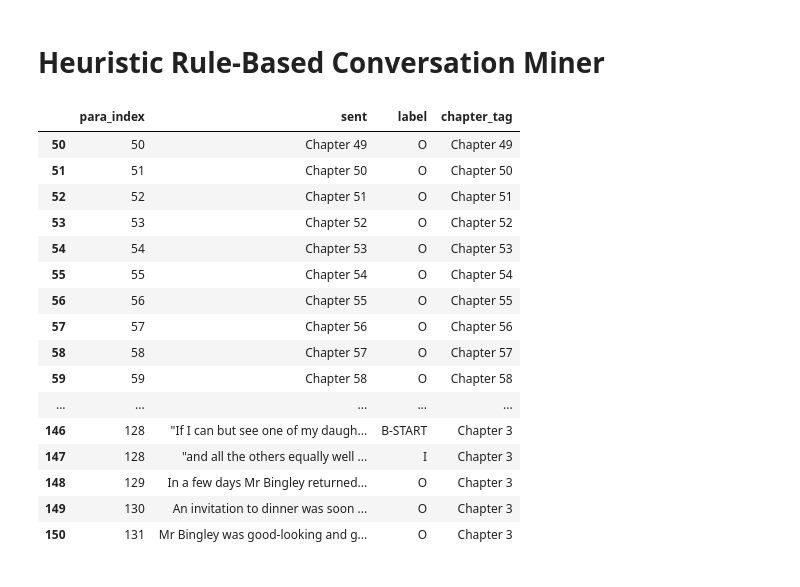
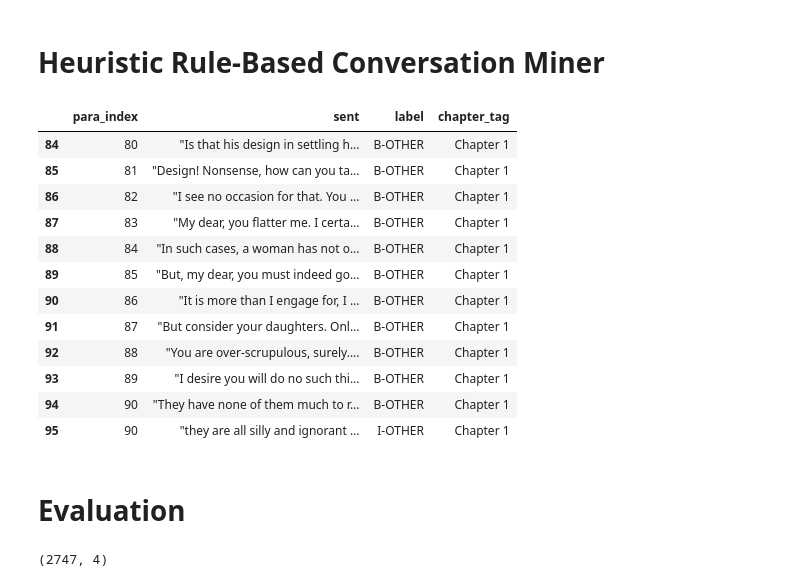
Before and after one commit to longwind48/convo-miner, a Jupyter notebook: fiction_convo_miner/heuristic/heuristic_rb.ipynb, the cells around one changed output. Cells and saved outputs as stored; diff of their text form; code cells hidden in the pictures.

Commit message:
add heuristic notebook | add construct_pairs notebook

```diff
--- a/fiction_convo_miner/heuristic/heuristic_rb.ipynb
+++ b/fiction_convo_miner/heuristic/heuristic_rb.ipynb
@@ -46,9 +55,9 @@ def iob_tag_df(df):
             para_index = df.loc[i]['para_index']
             chapter_tag = df.loc[i]['chapter_tag']
             if (is_utterance(sent)) & (j==0):
-                iob_format_list.append((para_index, sent, 'B', chapter_tag))
+                iob_format_list.append((para_index, sent, 'B-OTHER', chapter_tag))
             elif (is_utterance(sent)) & (j>0):
-                iob_format_list.append((para_index, sent, 'I', chapter_tag))
+                iob_format_list.append((para_index, sent, 'I-OTHER', chapter_tag))
             else:
                 iob_format_list.append((para_index, sent, 'O', chapter_tag))
 
@@ -61,7 +70,7 @@ def iob_tag_df(df):
     return df_final
 
 
-def convo_miner_rb_heuristic(df_final):
+def tag_b_start(df_final):
     some_dict = dict()
 
     count_consec_o = 0
@@ -77,7 +86,7 @@ def convo_miner_rb_heuristic(df_final):
             else:
                 o_index = i
                 count_consec_o = 1
-        elif df_final.loc[i]['label'] == 'B':
+        elif df_final.loc[i]['label'] == 'B-OTHER':
             curr_utterindex_chapter = (i, df_final.loc[i]['chapter_tag'])
             # if number of consecutive narratives before utterance is at least 3
             if count_consec_o >= 3:
@@ -96,4 +105,33 @@ def convo_miner_rb_heuristic(df_final):
         df_final.loc[index, 'label'] = 'B-START'
 
     return df_final
+
+def tag_i_start(df_final):
+    some_dict = dict()
+    prev_label = ''
+
+    for i in df_final.index:
+        curr_label = df_final.loc[i]['label']
+        if curr_label == 'I-OTHER':
+            if prev_label == 'B-START':
+                some_dict[i] = 'I-START'
+                prev_label = curr_label
+            elif prev_label == 'I-START':
+                some_dict[i] = 'I-START'
+                prev_label = curr_label
+            else:
+                prev_label = curr_label
+        else:
+            prev_label = curr_label
+
+    for index in list(some_dict.keys()):
+        df_final.loc[index, 'label'] = 'I-START'
+
+    return df_final
+
+def convo_miner_heuristic(df):
+    df_final = iob_tag_df(df)
+    df_final = tag_b_start(df_final)
+    df_final = tag_i_start(df_final)
+    return df_final
 # %%
@@ -101,0 +140,2 @@ df_final = convo_miner_rb_heuristic(df_final)
+# %%
+df_final = convo_miner_heuristic(df)
@@ -102,20 +159,16 @@ df_final = convo_miner_rb_heuristic(df_final)
 # %%
-df_final.loc[50:150]
+df_final.loc[84:95]
 # %% [output]
 |  | para_index | sent | label | chapter_tag |
-| 50 | 50 | Chapter 49 | O | Chapter 49 |
-| 51 | 51 | Chapter 50 | O | Chapter 50 |
-| 52 | 52 | Chapter 51 | O | Chapter 51 |
-| 53 | 53 | Chapter 52 | O | Chapter 52 |
-| 54 | 54 | Chapter 53 | O | Chapter 53 |
-| 55 | 55 | Chapter 54 | O | Chapter 54 |
-| 56 | 56 | Chapter 55 | O | Chapter 55 |
-| 57 | 57 | Chapter 56 | O | Chapter 56 |
-| 58 | 58 | Chapter 57 | O | Chapter 57 |
-| 59 | 59 | Chapter 58 | O | Chapter 58 |
-| ... | ... | ... | ... | ... |
-| 146 | 128 | "If I can but see one of my daugh... | B-START | Chapter 3 |
-| 147 | 128 | "and all the others equally well ... | I | Chapter 3 |
-| 148 | 129 | In a few days Mr Bingley returned... | O | Chapter 3 |
-| 149 | 130 | An invitation to dinner was soon ... | O | Chapter 3 |
-| 150 | 131 | Mr Bingley was good-looking and g... | O | Chapter 3 |
+| 84 | 80 | "Is that his design in settling h... | B-OTHER | Chapter 1 |
+| 85 | 81 | "Design! Nonsense, how can you ta... | B-OTHER | Chapter 1 |
+| 86 | 82 | "I see no occasion for that. You ... | B-OTHER | Chapter 1 |
+| 87 | 83 | "My dear, you flatter me. I certa... | B-OTHER | Chapter 1 |
+| 88 | 84 | "In such cases, a woman has not o... | B-OTHER | Chapter 1 |
+| 89 | 85 | "But, my dear, you must indeed go... | B-OTHER | Chapter 1 |
+| 90 | 86 | "It is more than I engage for, I ... | B-OTHER | Chapter 1 |
+| 91 | 87 | "But consider your daughters. Onl... | B-OTHER | Chapter 1 |
+| 92 | 88 | "You are over-scrupulous, surely.... | B-OTHER | Chapter 1 |
+| 93 | 89 | "I desire you will do no such thi... | B-OTHER | Chapter 1 |
+| 94 | 90 | "They have none of them much to r... | B-OTHER | Chapter 1 |
+| 95 | 90 | "they are all silly and ignorant ... | I-OTHER | Chapter 1 |
@@ -121,0 +177,2 @@ df_final.loc[50:150]
+# %% [markdown]
+# Evaluation
@@ -121,0 +181,4 @@ df_final.loc[50:150]
+# %%
+df_labeled.shape
+# %% [output]
+(2747, 4)
```
Also changed, not shown: parts of 22 cells of this notebook, 4 other files.
